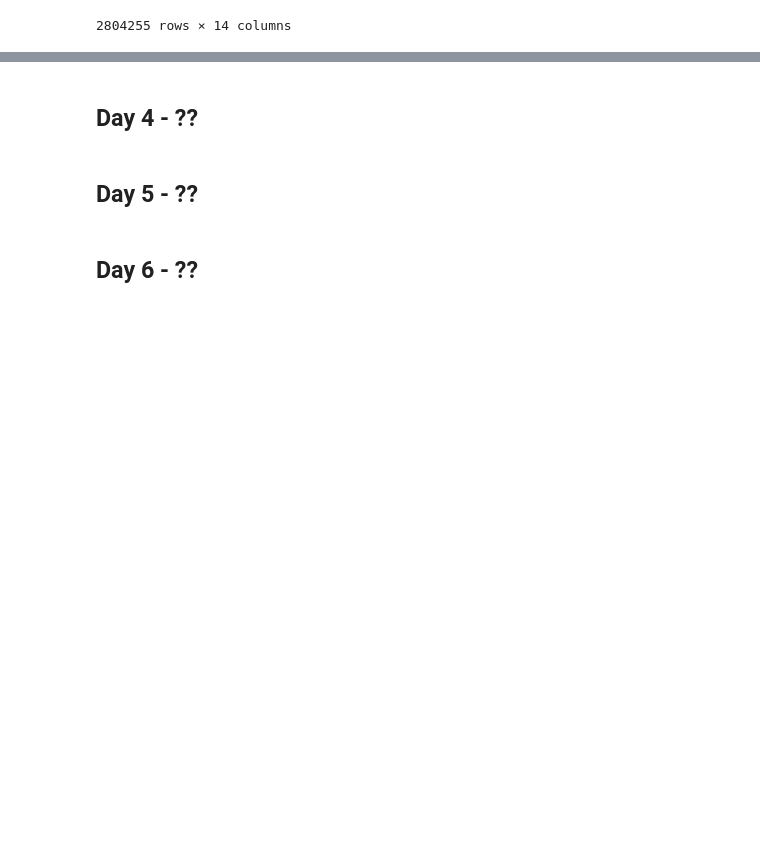
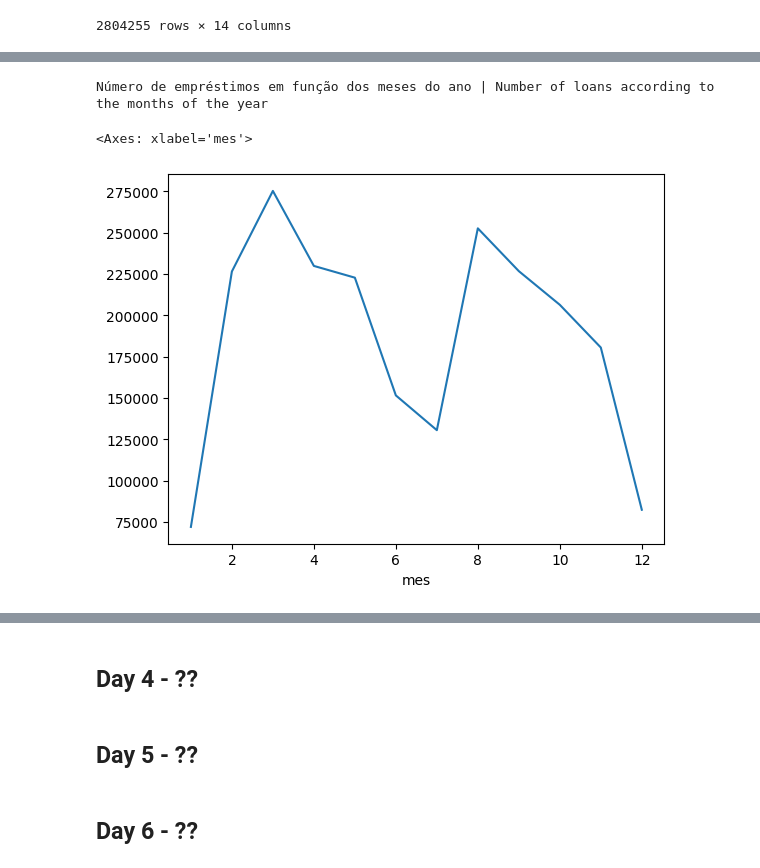
Before and after one commit to migueltosi/UFRN-Library-Data-Analysis, a Jupyter notebook: UFRN_Library.ipynb, the cells around one changed output, grey strips where cells are left out. Cells and saved outputs as stored; diff of their text form; code cells hidden in the pictures; blank space fills up the shorter version.

```diff
--- a/UFRN_Library.ipynb
+++ b/UFRN_Library.ipynb
@@ -322,0 +384,7 @@ df.sample(10)
+# %%
+df['data_emprestimo'] = pd.to_datetime(df['data_emprestimo'])
+# %%
+df['mes'] = df['data_emprestimo'].dt.month
+# %%
+loan_by_month = df.groupby('mes').size()
+loan_by_month
@@ -322,0 +406,7 @@ df.sample(10)
+# %%
+print('Número de empréstimos em função dos meses do ano | Number of loans according to the months of the year')
+loan_by_month.plot()
+# %% [output]
+Número de empréstimos em função dos meses do ano | Number of loans according to the months of the year
+<Axes: xlabel='mes'>
+[figure, added]
```
Also changed, not shown: parts of 18 cells of this notebook.
